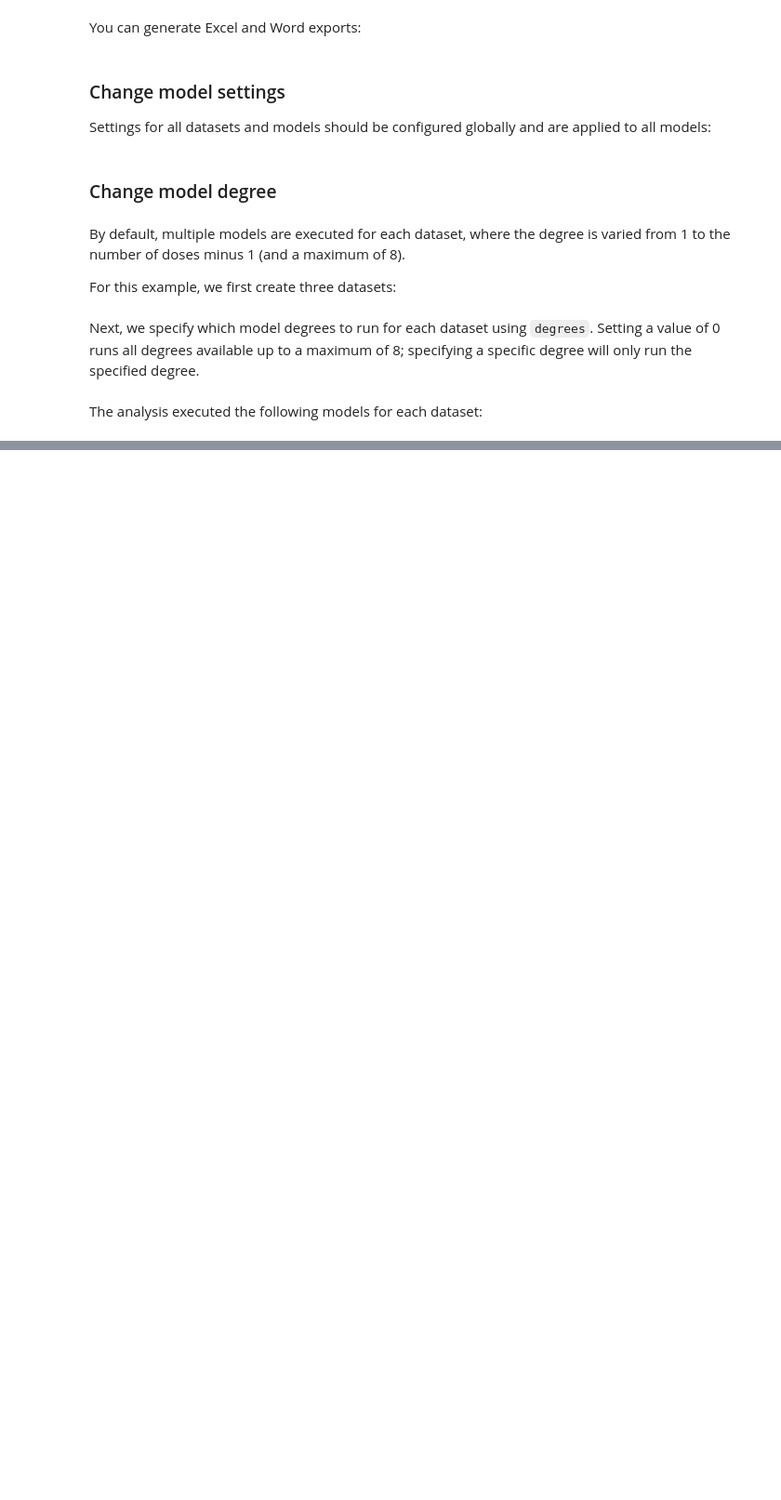
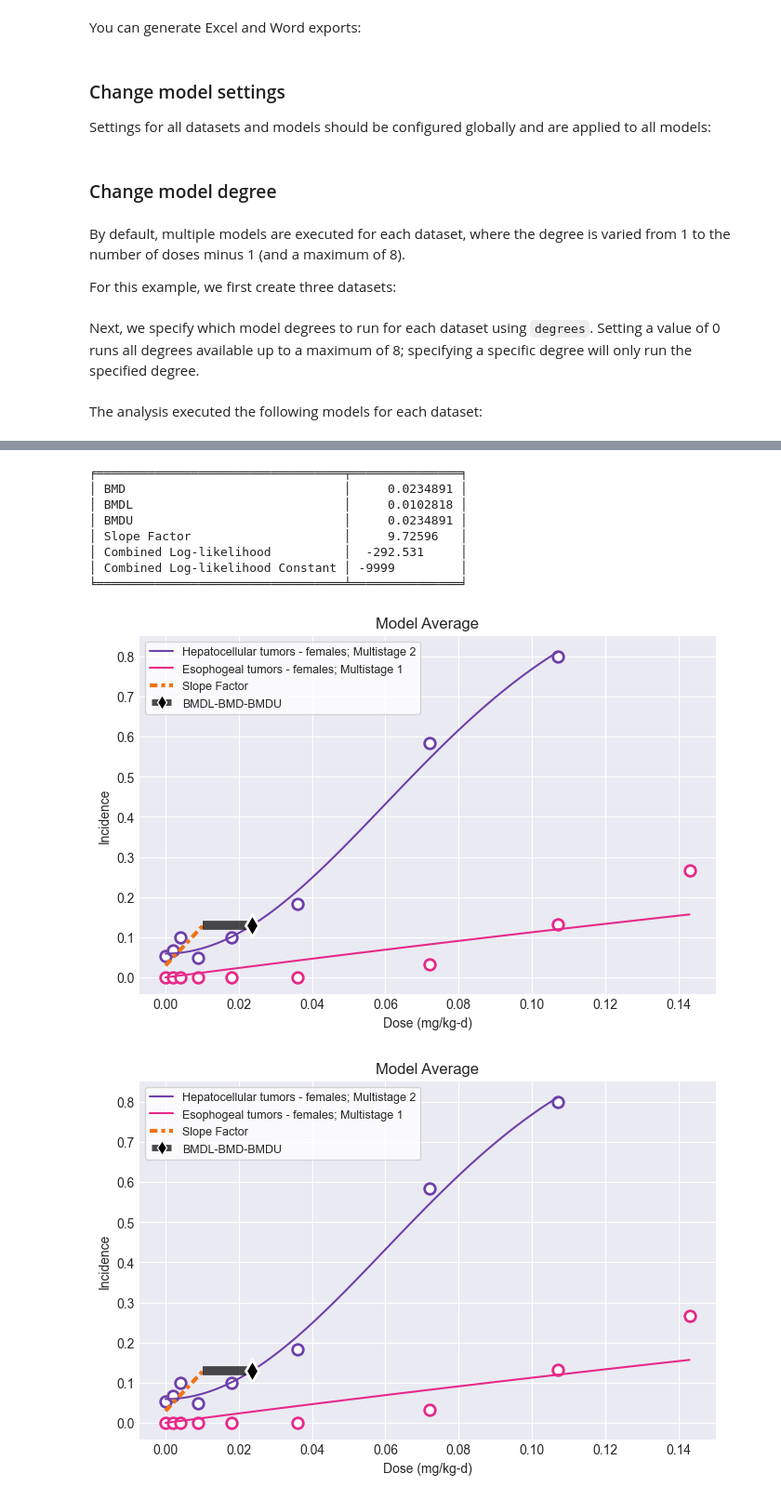
Before and after one commit to USEPA/BMDS, a Jupyter notebook: docs/source/recipes/multitumor.ipynb, the cells around one changed output, grey strips where cells are left out. Shown: that part at 93% size. Cells and saved outputs as stored; diff of their text form; code cells hidden in the pictures; blank space fills up the shorter version.

Commit message:
Revisions to multitumor.ipynb

```diff
--- a/docs/source/recipes/multitumor.ipynb
+++ b/docs/source/recipes/multitumor.ipynb
@@ -259,0 +358,34 @@ for dataset_models in session.models:
+# %%
+datasets = [
+    pybmds.DichotomousDataset(
+        doses=[0, 0.002, 0.004, 0.009, 0.018, 0.036, 0.072, 0.107],
+        ns=[240, 60, 60, 60, 60, 60, 60, 60],
+        incidences=[13, 4, 6, 3, 6, 11, 35, 48],
+        name="Hepatocellular tumors - females",
+        dose_units="mg/kg-d",
+    ),
+    pybmds.DichotomousDataset(
+        doses=[0, 0.002, 0.004, 0.009, 0.018, 0.036, 0.072, 0.107, 0.143],
+        ns=[240, 60, 60, 60, 60, 60, 60, 60, 60],
+        incidences=[0, 0, 0, 0, 0, 0, 2, 8, 16],
+        name="Esophogeal tumors - females",
+        dose_units="mg/kg-d",
+    ),
+]
+
+session = pybmds.Multitumor(datasets)
+session.execute()
+
+print(session.results.tbl())
+session.plot()
+# %% [output]
+╒══════════════════════════════════╤═══════════════╕
+│ BMD                              │     0.0234891 │
+│ BMDL                             │     0.0102818 │
+│ BMDU                             │     0.0234891 │
+│ Slope Factor                     │     9.72596   │
+│ Combined Log-likelihood          │  -292.531     │
+│ Combined Log-likelihood Constant │ -9999         │
+╘══════════════════════════════════╧═══════════════╛
+[figure, added]
+[figure, added]
```
Also changed, not shown: parts of 11 cells of this notebook.
